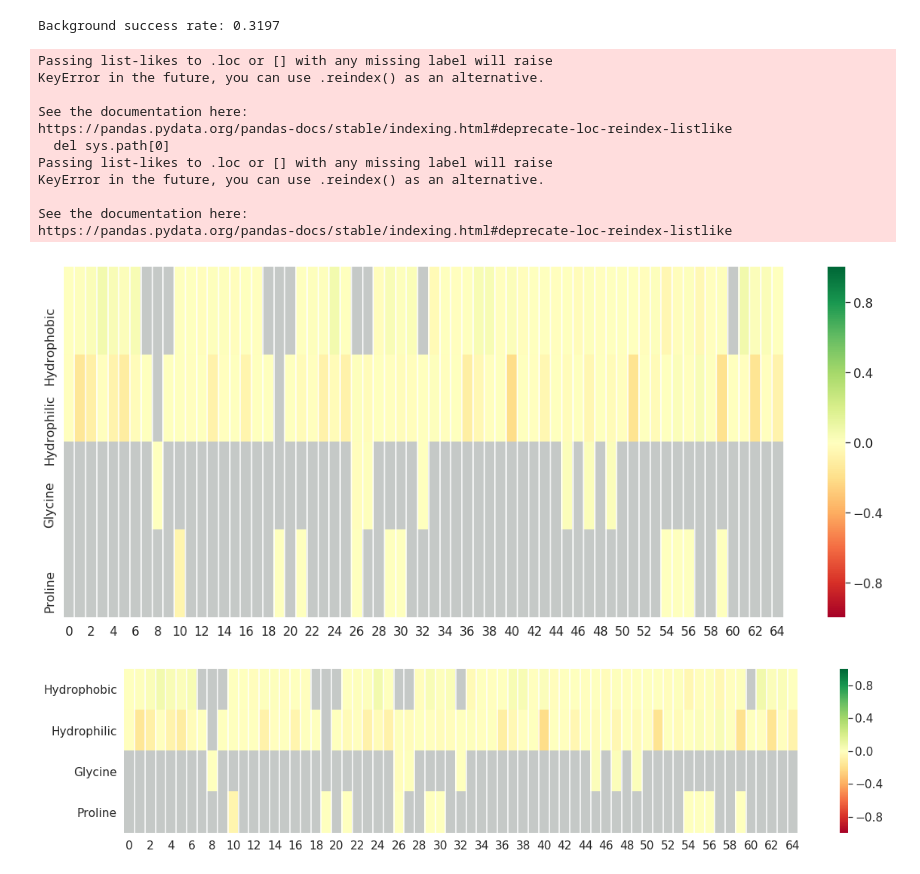
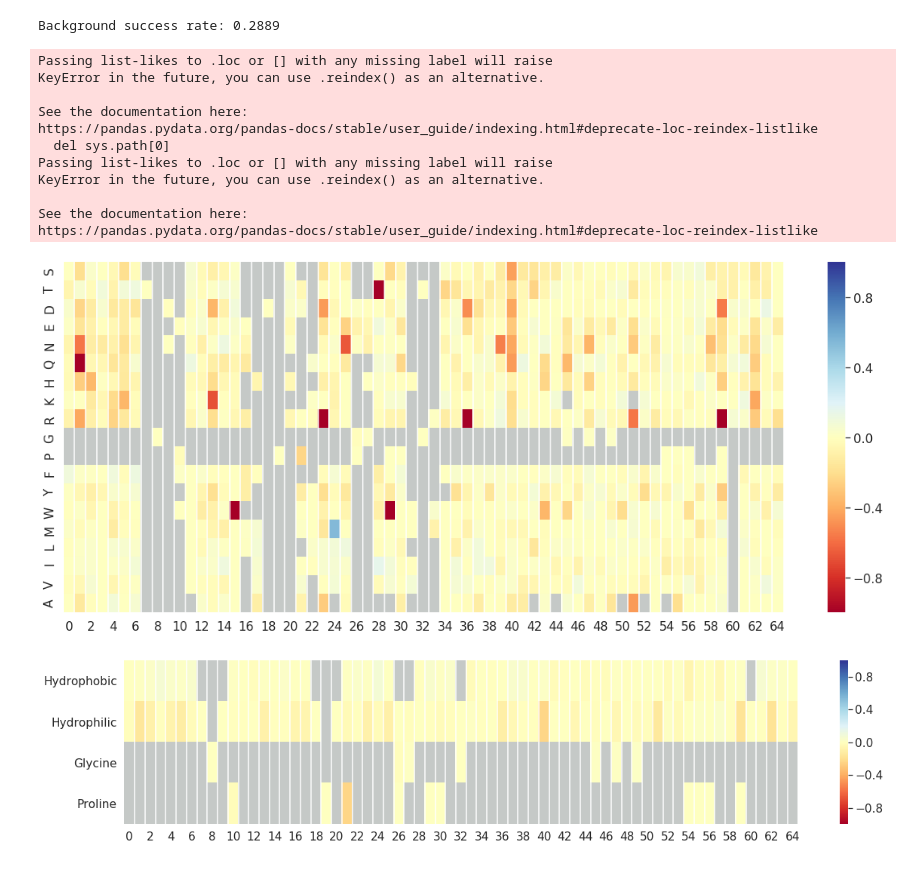
Before and after one commit to basantab/NTF2analysis, a Jupyter notebook: Exp2_SeqProfile/Sequence_features_expanded.ipynb, the cells around one changed output. Drawn from its saved outputs; the diff is of its cells as text; code cells hidden in the pictures.

```diff
--- a/Exp2_SeqProfile/Sequence_features_expanded.ipynb
+++ b/Exp2_SeqProfile/Sequence_features_expanded.ipynb
@@ -13,8 +11,10 @@ raw_seq_data = pd.DataFrame.from_csv('/home/basantab/NTF2_project/20180917_MiSeq
+# %%
+raw_seq_data = pd.read_csv('./output_seq_met_extended.csv',index_col=0)
 # %%
-des_stability_data = pd.DataFrame.from_csv('../Chip2_protease_analysis/final_features_and_stab_sc.csv')
+des_stability_data = pd.read_csv('../ProteaseAnalysisExp2/final_features_and_stab_sc.csv',index_col=0)
 des_names = [i for i in des_stability_data.index]
-stable_desnames = des_stability_data.index[des_stability_data['stability_sc']>=1.5].tolist()
-unstable_desnames = des_stability_data.index[des_stability_data['stability_sc']<1.5].tolist()
+stable_desnames = des_stability_data.index[des_stability_data['stability_sc']>=1.55].tolist()
+unstable_desnames = des_stability_data.index[des_stability_data['stability_sc']<1.55].tolist()
 #dimeric_desnames = des_stability_data.index[des_stability_data['Subunits']==2.0].tolist()
 #m_stable_desnames = [ i for i in stable_desnames if i not in dimeric_desnames ]
 #m_unstable_desnames = [ i for i in unstable_desnames if i not in dimeric_desnames ]
@@ -28,18 +28,18 @@ mon_raw_seq_data = raw_seq_data.loc[des_names]
 bg_sc_m =  float(len(stable_desnames))/float(len(des_names))
 print('Background success rate: %0.4f'%bg_sc_m)
 # %% [output]
-Background success rate: 0.3197
+Background success rate: 0.2889
 Passing list-likes to .loc or [] with any missing label will raise
 KeyError in the future, you can use .reindex() as an alternative.
 
 See the documentation here:
-https://pandas.pydata.org/pandas-docs/stable/indexing.html#deprecate-loc-reindex-listlike
+https://pandas.pydata.org/pandas-docs/stable/user_guide/indexing.html#deprecate-loc-reindex-listlike
   del sys.path[0]
 Passing list-likes to .loc or [] with any missing label will raise
 KeyError in the future, you can use .reindex() as an alternative.
 
 See the documentation here:
-https://pandas.pydata.org/pandas-docs/stable/indexing.html#deprecate-loc-reindex-listlike
+https://pandas.pydata.org/pandas-docs/stable/user_guide/indexing.html#deprecate-loc-reindex-listlike
 # %%
 mon_suc_rate = float(len(stable_desnames))/float(len(des_names))
 def get_aa_enrich_mon(pos,aa):
@@ -72,16 +72,17 @@ final_df.index = pd.CategoricalIndex(final_df.index, categories= aas )
 final_df.sort_index(level=0, inplace=True)
 # %%
 fig, ax = plt.subplots(figsize=(20,8))
-cmap = copy(plt.cm.RdYlGn)
+cmap = copy(plt.cm.RdYlBu)
 #cmap = copy(plt.cm.seismic)
 cmap.set_over('xkcd:silver',1.0)
 #cmap.set_under('xkcd:darkblue',1.0)
 sns.heatmap(final_df,vmin=-1.0,vmax=1.0,ax=ax,cmap=cmap)
+ax.set_ylim(19, 0)
 ax.vlines([i for i in range(1,65)], *ax.get_ylim(),colors='w')
 #
 plt.savefig('./monomers_seq_features_extended.png', transparent=True)
 # %% [output]
-[figure, old version]
+[figure, new version]
 # %%
 mon_suc_rate = float(len(stable_desnames))/float(len(des_names))
 def get_aa_enrich_mon(pos,cat):
@@ -119,15 +120,16 @@ final_df.index = pd.CategoricalIndex(final_df.index, categories= categories )
 final_df.sort_index(level=0, inplace=True)
 # %%
 fig, ax = plt.subplots(figsize=(20,4))
-cmap = copy(plt.cm.RdYlGn)
-#cmap = copy(plt.cm.seismic)
+cmap = copy(plt.cm.RdYlBu)
 cmap.set_over('xkcd:silver',1.0)
 #cmap.set_under('xkcd:darkblue',1.0)
 
 sns.heatmap(final_df,vmin=-1.0,vmax=1.0,ax=ax,cmap=cmap)
 sns.set(font_scale=1.4)
+ax.set_ylim(4, 0)
 ax.vlines([i for i in range(1,65)], *ax.get_ylim(),colors='w')
 #
-plt.savefig('./monomers_seq_features_extended_Rd1chip.png', transparent=True)
+plt.savefig('./monomers_seq_features_extended_Rd1chip_RdYlBu.png', transparent=True)
+plt.show()
 # %% [output]
-[figure, old version]
+[figure, new version]
```
Also changed, not shown: parts of 2 cells of this notebook, 1 other file.
